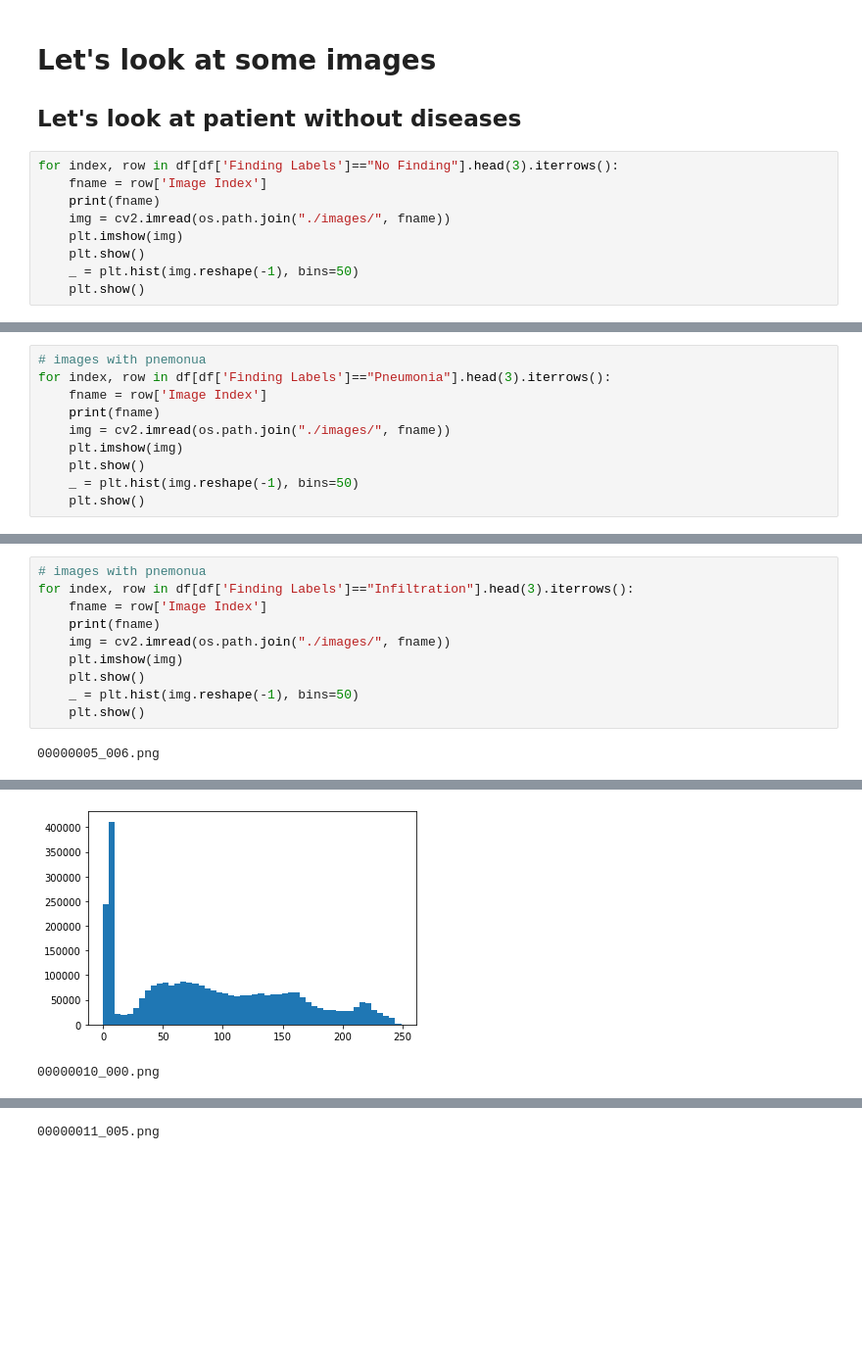
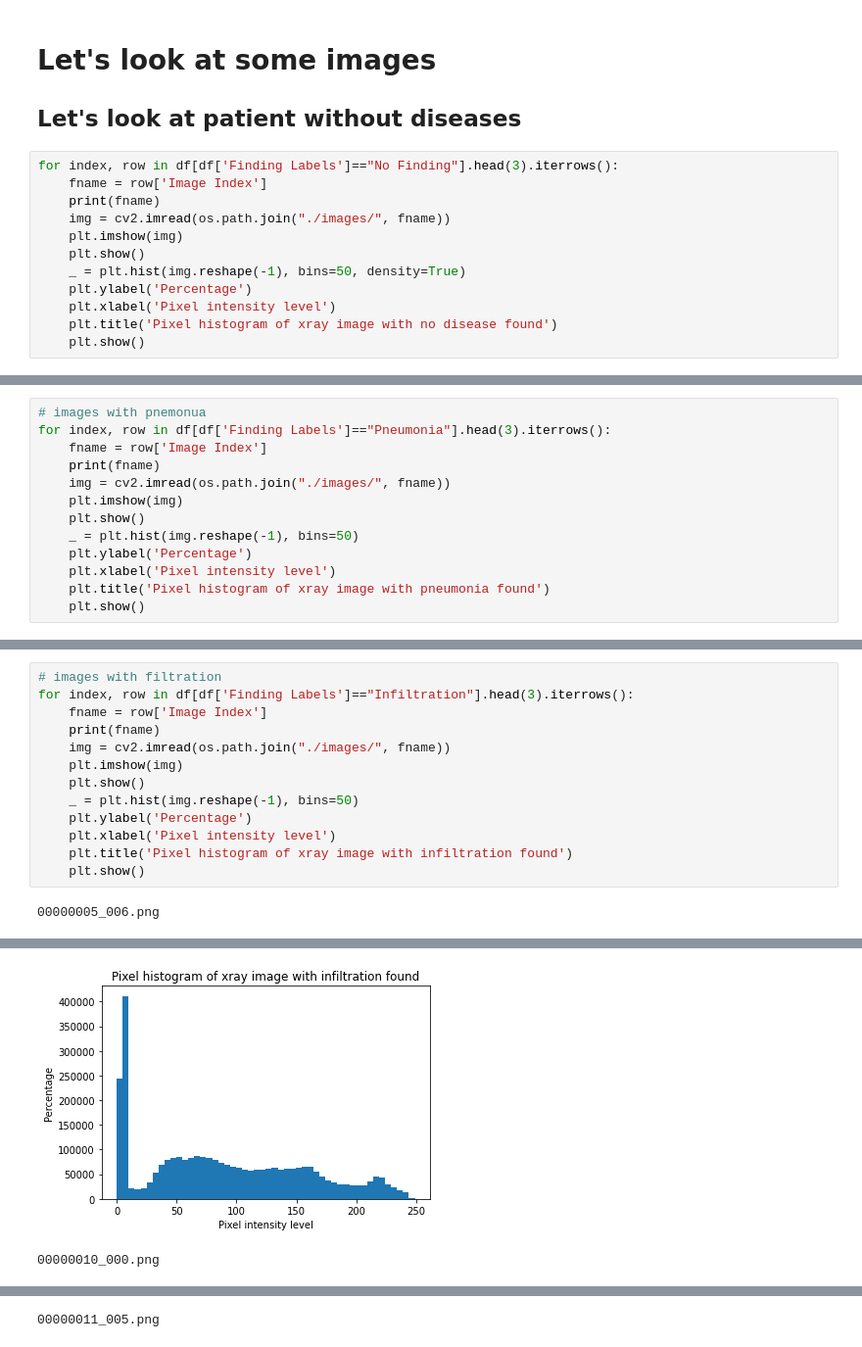
Before and after one commit to soon-yau/AIHCND_C2_Starter, a Jupyter notebook: EDA.ipynb, the cells around one changed output, grey strips where cells are left out. Shown at 98% size. Drawn from its saved outputs; the diff is of its cells as text; blank space fills up the shorter version.

```diff
--- a/EDA.ipynb
+++ b/EDA.ipynb
@@ -161,7 +183,10 @@ for index, row in df[df['Finding Labels']=="No Finding"].head(3).iterrows():
     img = cv2.imread(os.path.join("./images/", fname))
     plt.imshow(img)
     plt.show()
-    _ = plt.hist(img.reshape(-1), bins=50)
+    _ = plt.hist(img.reshape(-1), bins=50, density=True)
+    plt.ylabel('Percentage')
+    plt.xlabel('Pixel intensity level')
+    plt.title('Pixel histogram of xray image with no disease found')
     plt.show()
 # %% [output]
 00000002_000.png
@@ -182,6 +207,9 @@ for index, row in df[df['Finding Labels']=="Pneumonia"].head(3).iterrows():
     plt.imshow(img)
     plt.show()
     _ = plt.hist(img.reshape(-1), bins=50)
+    plt.ylabel('Percentage')
+    plt.xlabel('Pixel intensity level')
+    plt.title('Pixel histogram of xray image with pneumonia found')
     plt.show()
 # %% [output]
 00000061_015.png
@@ -196,16 +224,19 @@ for index, row in df[df['Finding Labels']=="Pneumonia"].head(3).iterrows():
 # %%
-# images with pnemonua
+# images with filtration
 for index, row in df[df['Finding Labels']=="Infiltration"].head(3).iterrows():
     fname = row['Image Index']
     print(fname)
     img = cv2.imread(os.path.join("./images/", fname))
     plt.imshow(img)
     plt.show()
     _ = plt.hist(img.reshape(-1), bins=50)
+    plt.ylabel('Percentage')
+    plt.xlabel('Pixel intensity level')
+    plt.title('Pixel histogram of xray image with infiltration found')
     plt.show()
 # %% [output]
 00000005_006.png
 [figure]
-[figure, old version]
+[figure, new version]
 00000010_000.png
 [figure]
```
Also changed, not shown: parts of 14 cells of this notebook, 2 other files.
